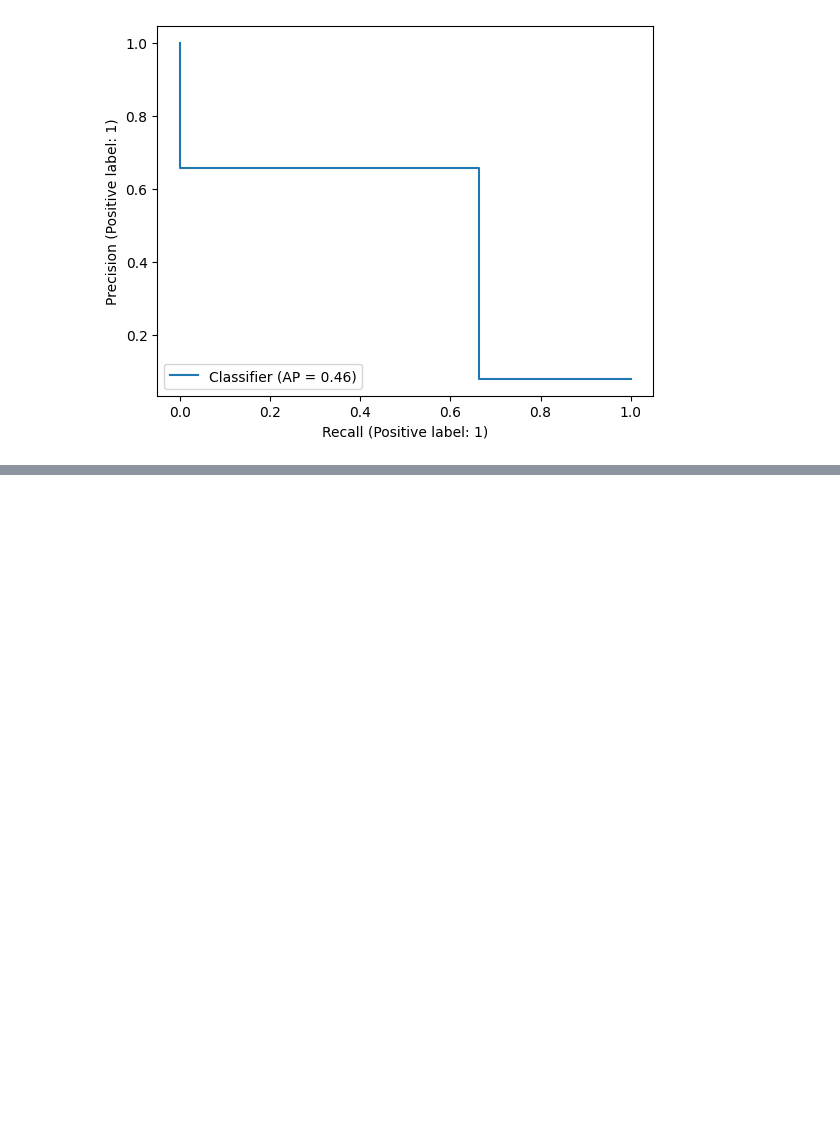
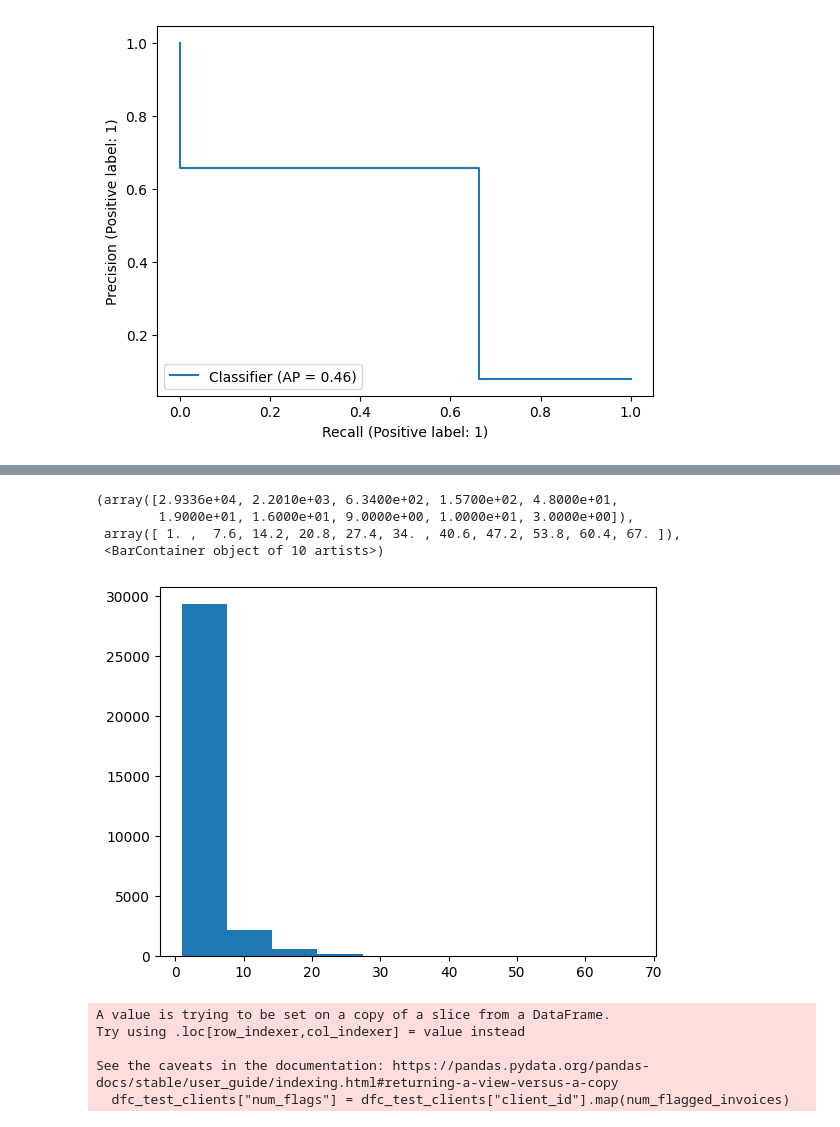
Before and after one commit to TomPreto/Fraud-Detection-ML, a Jupyter notebook: Decision_Tree_Random_Forest.ipynb, the cells around one changed output, grey strips where cells are left out. Cells and saved outputs as stored; diff of their text form; code cells hidden in the pictures; blank space fills up the shorter version.

```diff
--- a/Decision_Tree_Random_Forest.ipynb
+++ b/Decision_Tree_Random_Forest.ipynb
@@ -135,0 +158,38 @@ PrecisionRecallDisplay.from_predictions(y_test, y_pred)
+# %%
+#extract suspects from y_pred
+
+test_clients = dfi.loc[y_test.index, 'client_id'].tolist() # get all clients included in y_test
+
+y_pred_indexed = pd.DataFrame({'y_pred' : y_pred, 'client_id' : test_clients}, index=y_test.index) # assign row indexes of test data to y_pred
+
+#pred_suspects = y_pred_indexed.query("y_pred == True").client_id.tolist()
+#better line suggested by Bito:
+
+pred_suspects = y_pred_indexed[y_pred_indexed["y_pred"] == True]["client_id"].values
+
+#We can also count how many flagged invoices we get for each client, in case we want to change this threshold
+
+num_flagged_invoices = Counter(pred_suspects)
+# %%
+#histogram of the distribution of number of flagged invoices per client
+plt.hist(list(num_flagged_invoices.values()))
+# %% [output]
+(array([2.9336e+04, 2.2010e+03, 6.3400e+02, 1.5700e+02, 4.8000e+01,
+        1.9000e+01, 1.6000e+01, 9.0000e+00, 1.0000e+01, 3.0000e+00]),
+ array([ 1. ,  7.6, 14.2, 20.8, 27.4, 34. , 40.6, 47.2, 53.8, 60.4, 67. ]),
+ <BarContainer object of 10 artists>)
+[figure, added]
+# %%
+#compare to list of true suspects
+
+dfc_test_clients = dfc[dfc["client_id"].isin(set(test_clients))] # get subset of client df with clients in test set
+
+dfc_test_clients["num_flags"] = dfc_test_clients["client_id"].map(num_flagged_invoices)
+
+#calculate recall and precision
+# %% [output]
+A value is trying to be set on a copy of a slice from a DataFrame.
+Try using .loc[row_indexer,col_indexer] = value instead
+
+See the caveats in the documentation: https://pandas.pydata.org/pandas-docs/stable/user_guide/indexing.html#returning-a-view-versus-a-copy
+  dfc_test_clients["num_flags"] = dfc_test_clients["client_id"].map(num_flagged_invoices)
```
Also changed, not shown: parts of 29 cells of this notebook, 1 other file.
